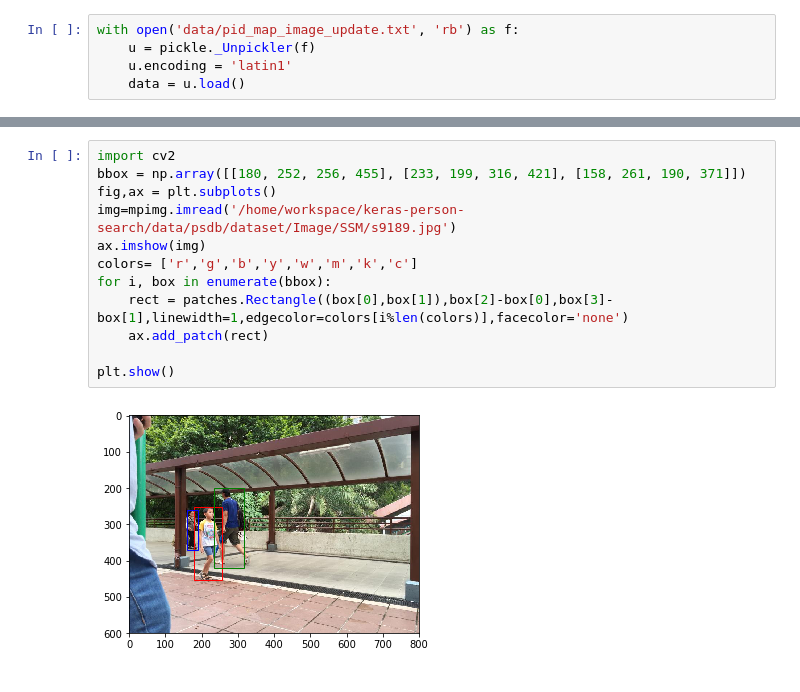
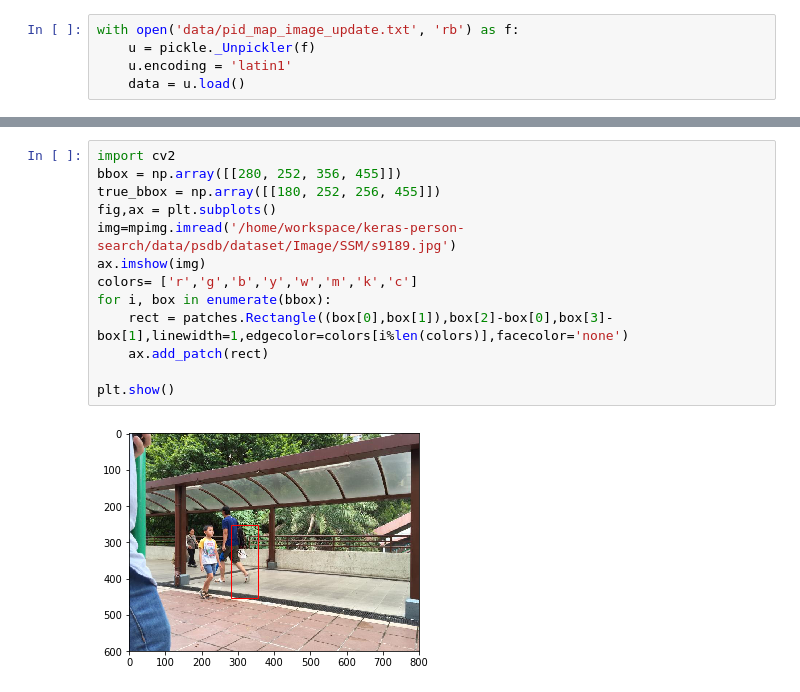
Before and after one commit to kaichiachen/person-search, a Jupyter notebook: playground.ipynb, the cells around one changed output, grey strips where cells are left out. Saved outputs shown, nothing was run; the diff lists cells and outputs as text.

```diff
--- a/playground.ipynb
+++ b/playground.ipynb
@@ -32,15 +32,16 @@ data[5147]
   'width': 800}]
 # %%
 import cv2
-bbox = np.array([[180, 252, 256, 455], [233, 199, 316, 421], [158, 261, 190, 371]])
+bbox = np.array([[280, 252, 356, 455]])
+true_bbox = np.array([[180, 252, 256, 455]])
 fig,ax = plt.subplots()
 img=mpimg.imread('/home/workspace/keras-person-search/data/psdb/dataset/Image/SSM/s9189.jpg')
 ax.imshow(img)
 colors= ['r','g','b','y','w','m','k','c']
 for i, box in enumerate(bbox):
     rect = patches.Rectangle((box[0],box[1]),box[2]-box[0],box[3]-box[1],linewidth=1,edgecolor=colors[i%len(colors)],facecolor='none')
     ax.add_patch(rect)
 
 plt.show()
 # %% [output]
-[figure, old version]
+[figure, new version]
```
Also changed, not shown: parts of 8 cells of this notebook, 6 other files.
